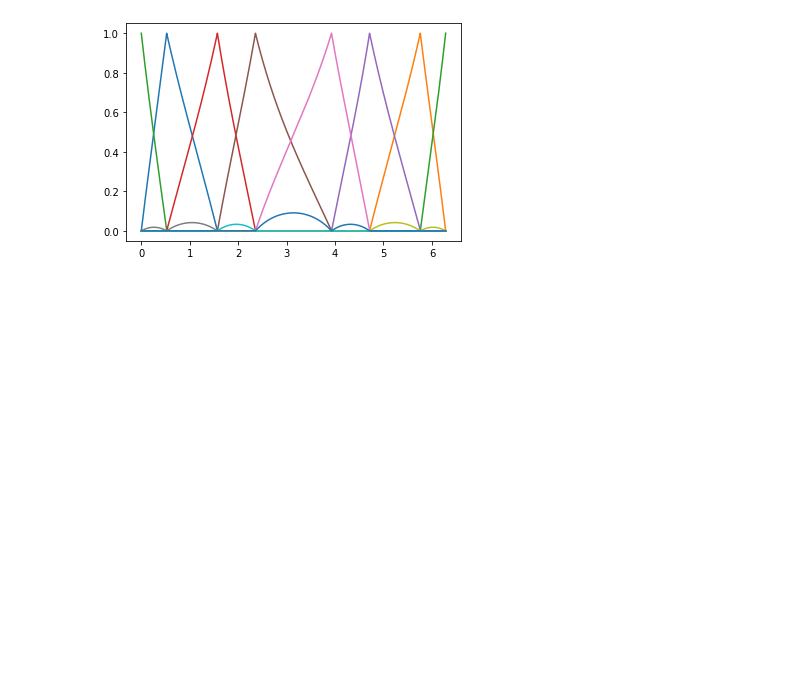
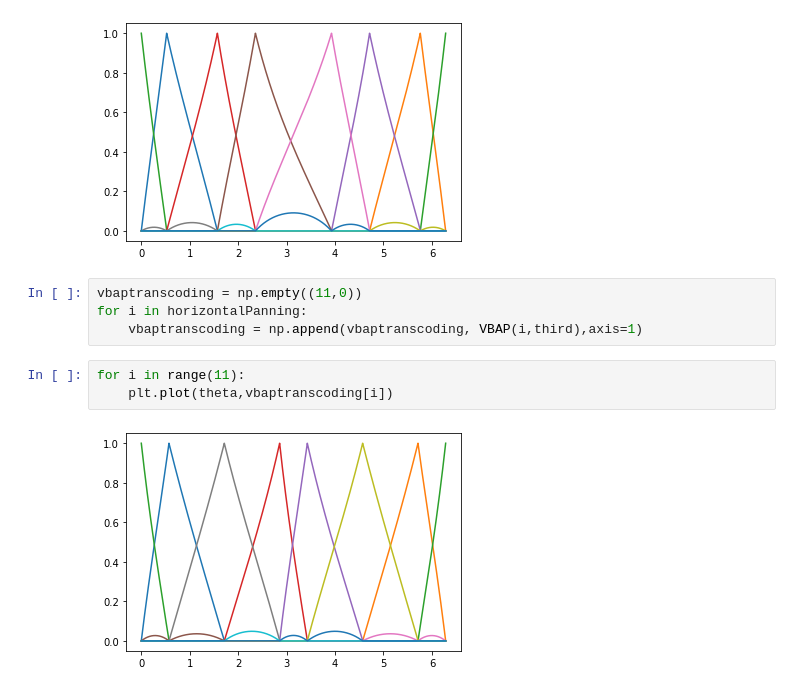
Before and after one commit to SamuelNarvaez/SWF, a Jupyter notebook: Evaluation.ipynb, the cells around one changed output. Drawn from its saved outputs; the diff is of its cells as text; blank space fills up the shorter version.

```diff
--- a/Evaluation.ipynb
+++ b/Evaluation.ipynb
@@ -137,3 +172,12 @@ for i in range(11):
     plt.plot(theta,vbap704[i])
 # %% [output]
 [figure]
+# %%
+vbaptranscoding = np.empty((11,0))
+for i in horizontalPanning:
+    vbaptranscoding = np.append(vbaptranscoding, VBAP(i,third),axis=1)
+# %%
+for i in range(11):
+    plt.plot(theta,vbaptranscoding[i])
+# %% [output]
+[figure, added]
```
Also changed, not shown: parts of 6 cells of this notebook.
